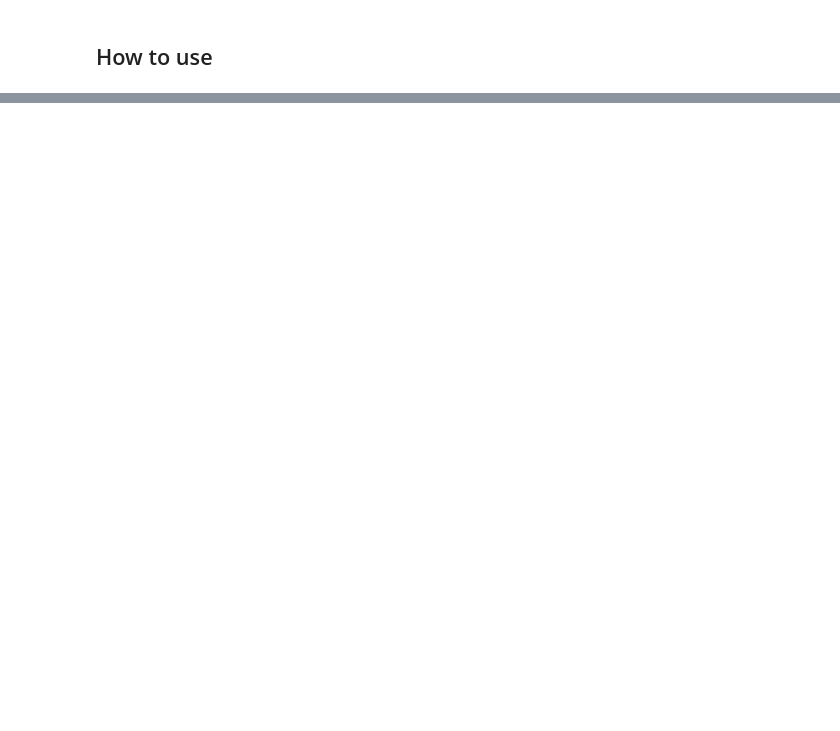
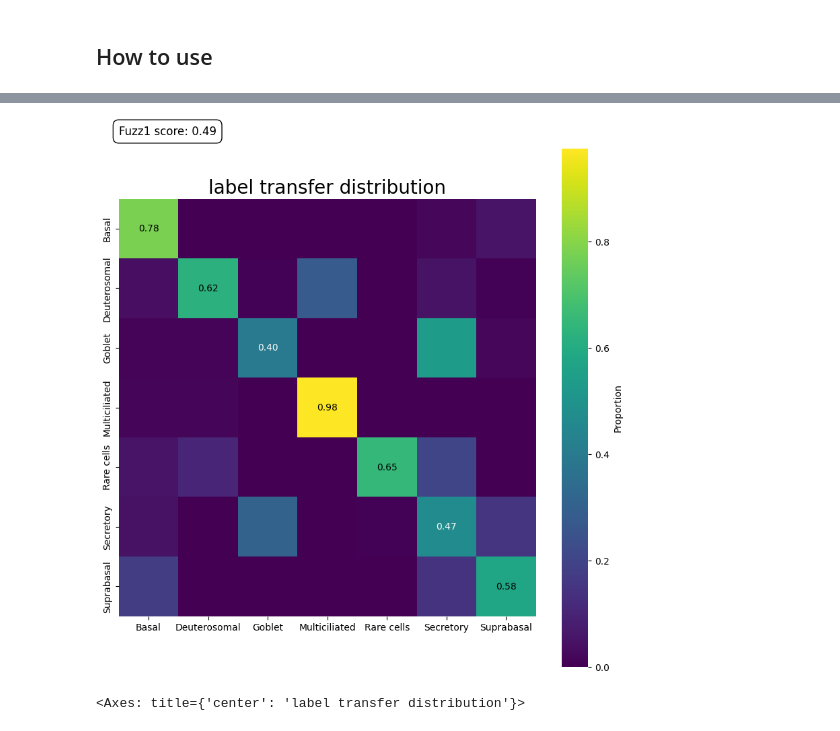
Before and after one commit to Eamonmca/Single-Cell-Fuzzy-Labels, a Jupyter notebook: nbs/index.ipynb, the cells around one changed output, grey strips where cells are left out. Cells and saved outputs as stored; diff of their text form; code cells hidden in the pictures; blank space fills up the shorter version.

```diff
--- a/nbs/index.ipynb
+++ b/nbs/index.ipynb
@@ -100,0 +89,12 @@ For more detailed usage instructions and examples, refer to the documentation an
+# %%
+predicted_labels = transfer.labels(embedding_array_reference=reference.obsm['X_uce'],
+                          embedding_array_query=query.obsm['X_uce'],
+                          reference_labels=reference.obs['ann_finest_level'],
+                          k=1,
+                          use_gpu=True,
+                          batch_size=None,
+                          distance_metric='L2',
+                          label_consensus='centroid_based',
+                          timed=False)
+# %%
+query.obs['predicted_labels'] = predicted_labels
@@ -100,0 +172,2 @@ For more detailed usage instructions and examples, refer to the documentation an
+# %%
+Label_alias_dict = harmonise.match_cell_labels(list(query.obs['celltype_l1'].values.unique()), list(query.obs['predicted_labels'].unique()))
@@ -100,0 +238,9 @@ For more detailed usage instructions and examples, refer to the documentation an
+# %%
+query.obs['mapped_predictions'] = harmonise.map_old_labels_to_new(list(query.obs['predicted_labels'].values), Label_alias_dict)
+# %%
+fuzz_1 = viz.calculate_fuzz_1(query, reference_label='celltype_l1', predicted_query_label='mapped_predictions')
+transfers = viz.map_label_transfers(query, 'mapped_predictions', 'celltype_l1')
+viz.visualize_label_distribution(transfers, fuzz1_score=fuzz_1, title='label transfer distribution', proportions_flag = 'md', matched = True)
+# %% [output]
+[figure, added]
+<Axes: title={'center': 'label transfer distribution'}>
```
Also changed, not shown: parts of 29 cells of this notebook, 15 other files.
